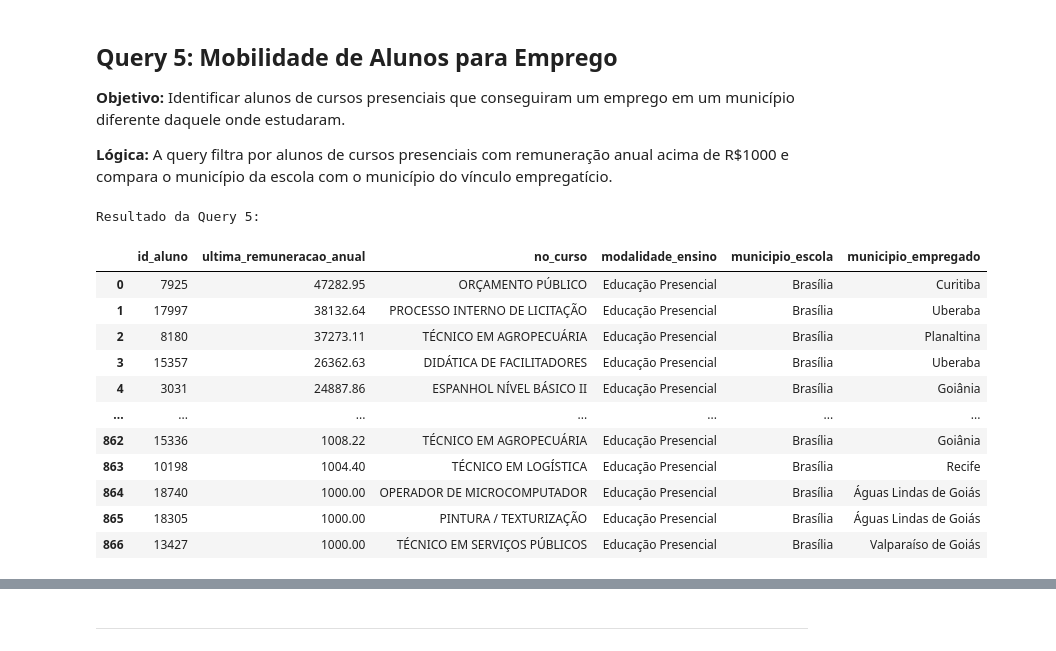
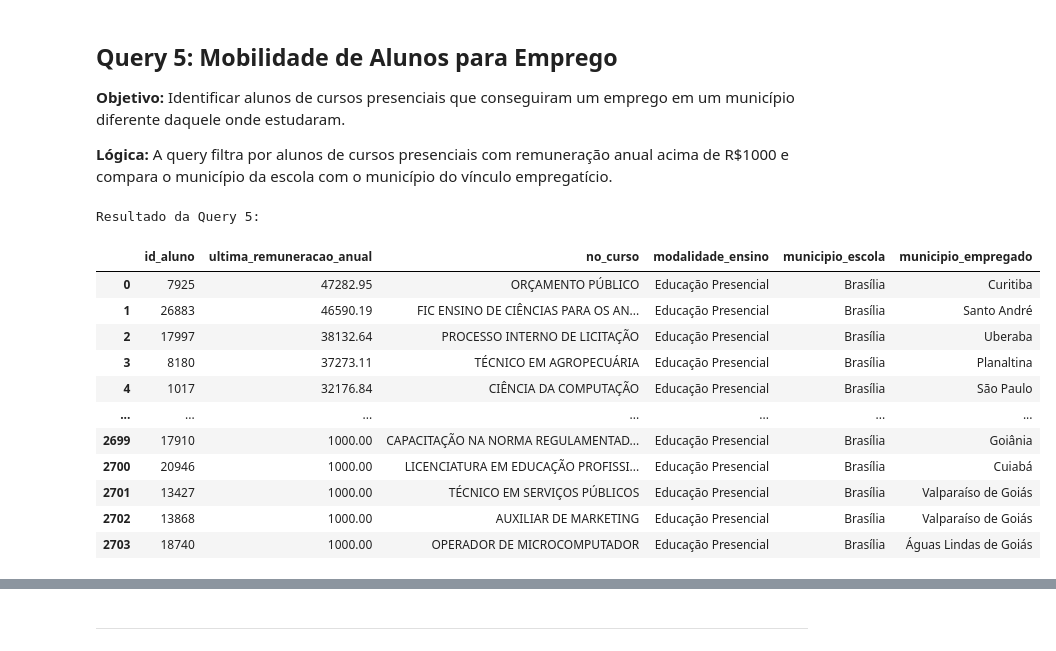
Before and after one commit to felipeverol/MC536-BancoNaoRelacional, a Jupyter notebook: queries_view.ipynb, the cells around one changed output, grey strips where cells are left out. Drawn from its saved outputs; the diff is of its cells as text; code cells hidden in the pictures.

```diff
--- a/queries_view.ipynb
+++ b/queries_view.ipynb
@@ -313,43 +326,65 @@ Resultado da Query 4:
 **Lógica:** A query filtra por alunos de cursos presenciais com remuneração anual acima de R$1000 e compara o município da escola com o município do vínculo empregatício.
 # %%
 query5 = """
-SELECT
-    fat.id_aluno,
-    fat.vl_ultima_remuneracao_ano AS ultima_remuneracao_anual,
-    fat.no_curso,
-    fat.modalidade_ensino,
-    deia.municipio_escola,
-    fat.municipio_vinculo AS municipio_empregado
-FROM
-    fato_aluno_trajetoria fat
-JOIN
-    dim_escola_indicadores_anuais deia ON fat.co_escola_educacenso = deia.co_escola_educacenso
-                                       AND fat.ano_entrada_ifb = deia.nu_ano
-WHERE
-    fat.modalidade_ensino = 'Educação Presencial'
-    AND fat.vl_ultima_remuneracao_ano >= 1000
-    AND deia.municipio_escola != fat.municipio_vinculo
-    -- Garante que as localidades são válidas para comparação
-    AND deia.municipio_escola IS NOT NULL
-    AND fat.municipio_vinculo IS NOT NULL
-ORDER BY
-    ultima_remuneracao_anual DESC;
+-- Esta query identifica alunos de cursos presenciais que conseguiram um emprego em um município
+-- diferente daquele onde estudaram, com uma remuneração anual superior a R$1000.
+-- O resultado mostra o aluno, seu curso, a remuneração, e os municípios da escola e do emprego.
+
+WITH dados_analise_completo AS (
+    SELECT
+        fat.id_aluno,
+        fat.vl_ultima_remuneracao_ano AS ultima_remuneracao_anual,
+        fat.no_curso,
+        fat.modalidade_ensino,
+        deia.municipio_escola,
+        fat.municipio_vinculo AS municipio_empregado,
+        ROW_NUMBER() OVER (
+            PARTITION BY fat.id_aluno
+            ORDER BY fat.vl_ultima_remuneracao_ano DESC
+        ) AS maior_remuneracao,
+        ROW_NUMBER() OVER (
+            PARTITION BY fat.id_aluno
+            ORDER BY fat.data_admissao_declarada DESC
+        ) AS ordem_emprego   -- Para obter o municipio ao qual o aluno está empregado atualmente
+    FROM
+        fato_aluno_trajetoria fat
+    JOIN
+        dim_escola_indicadores_anuais deia ON fat.co_escola_educacenso = deia.co_escola_educacenso
+    WHERE
+        -- Mantivemos a lógica de filtrar por 'Educação Presencial'.
+        fat.modalidade_ensino = 'Educação Presencial'
+        AND fat.vl_ultima_remuneracao_ano >= 1000
+        AND deia.municipio_escola != fat.municipio_vinculo
+        -- Garante que as localidades são válidas para comparação
+        AND deia.municipio_escola IS NOT NULL
+        AND fat.municipio_vinculo IS NOT NULL
+),
+
+ultimo_emprego AS (
+    SELECT *
+    FROM dados_analise_completo
+    WHERE maior_remuneracao = 1 AND ordem_emprego = 1
+)
+
+SELECT id_aluno, ultima_remuneracao_anual, no_curso, modalidade_ensino, municipio_escola, municipio_empregado FROM ultimo_emprego
+    ORDER BY
+        ultima_remuneracao_anual DESC;
 """
 
 df5 = con.execute(query5).df()
 print("Resultado da Query 5:")
 display(df5)
 # %% [output]
 Resultado da Query 5:
 |  | id_aluno | ultima_remuneracao_anual | no_curso | modalidade_ensino | municipio_escola | municipio_empregado |
 | 0 | 7925 | 47282.95 | ORÇAMENTO PÚBLICO | Educação Presencial | Brasília | Curitiba |
-| 1 | 17997 | 38132.64 | PROCESSO INTERNO DE LICITAÇÃO | Educação Presencial | Brasília | Uberaba |
-| 2 | 8180 | 37273.11 | TÉCNICO EM AGROPECUÁRIA | Educação Presencial | Brasília | Planaltina |
-| 3 | 15357 | 26362.63 | DIDÁTICA DE FACILITADORES | Educação Presencial | Brasília | Uberaba |
-| 4 | 3031 | 24887.86 | ESPANHOL NÍVEL BÁSICO II | Educação Presencial | Brasília | Goiânia |
+| 1 | 26883 | 46590.19 | FIC ENSINO DE CIÊNCIAS PARA OS AN... | Educação Presencial | Brasília | Santo André |
+| 2 | 17997 | 38132.64 | PROCESSO INTERNO DE LICITAÇÃO | Educação Presencial | Brasília | Uberaba |
+| 3 | 8180 | 37273.11 | TÉCNICO EM AGROPECUÁRIA | Educação Presencial | Brasília | Planaltina |
+| 4 | 1017 | 32176.84 | CIÊNCIA DA COMPUTAÇÃO | Educação Presencial | Brasília | São Paulo |
 | ... | ... | ... | ... | ... | ... | ... |
-| 862 | 15336 | 1008.22 | TÉCNICO EM AGROPECUÁRIA | Educação Presencial | Brasília | Goiânia |
-| 863 | 10198 | 1004.40 | TÉCNICO EM LOGÍSTICA | Educação Presencial | Brasília | Recife |
-| 864 | 18740 | 1000.00 | OPERADOR DE MICROCOMPUTADOR | Educação Presencial | Brasília | Águas Lindas de Goiás |
-| 865 | 18305 | 1000.00 | PINTURA / TEXTURIZAÇÃO | Educação Presencial | Brasília | Águas Lindas de Goiás |
-| 866 | 13427 | 1000.00 | TÉCNICO EM SERVIÇOS PÚBLICOS | Educação Presencial | Brasília | Valparaíso de Goiás |
+| 2699 | 17910 | 1000.00 | CAPACITAÇÃO NA NORMA REGULAMENTAD... | Educação Presencial | Brasília | Goiânia |
+| 2700 | 20946 | 1000.00 | LICENCIATURA EM EDUCAÇÃO PROFISSI... | Educação Presencial | Brasília | Cuiabá |
+| 2701 | 13427 | 1000.00 | TÉCNICO EM SERVIÇOS PÚBLICOS | Educação Presencial | Brasília | Valparaíso de Goiás |
+| 2702 | 13868 | 1000.00 | AUXILIAR DE MARKETING | Educação Presencial | Brasília | Valparaíso de Goiás |
+| 2703 | 18740 | 1000.00 | OPERADOR DE MICROCOMPUTADOR | Educação Presencial | Brasília | Águas Lindas de Goiás |
```
Also changed, not shown: parts of 5 cells of this notebook, 8 other files.
